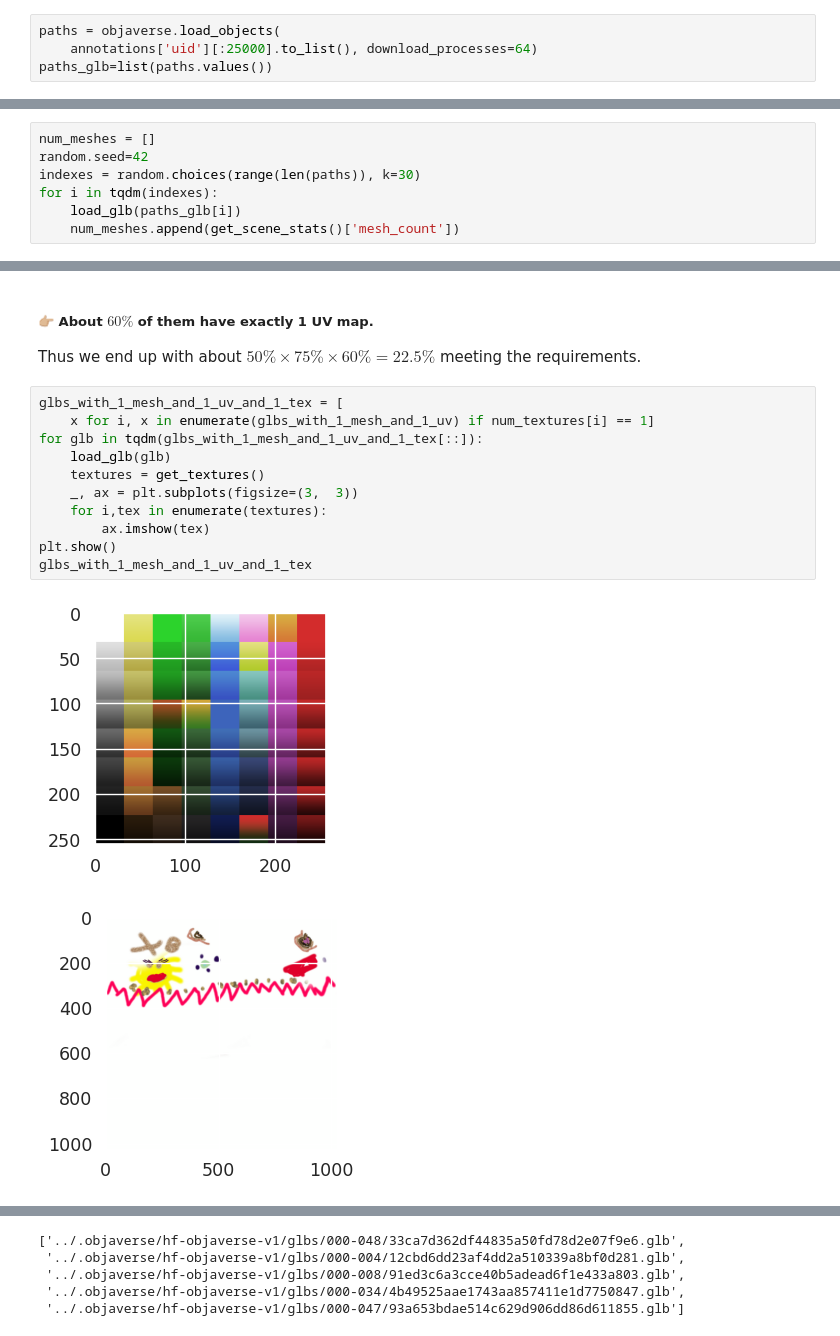
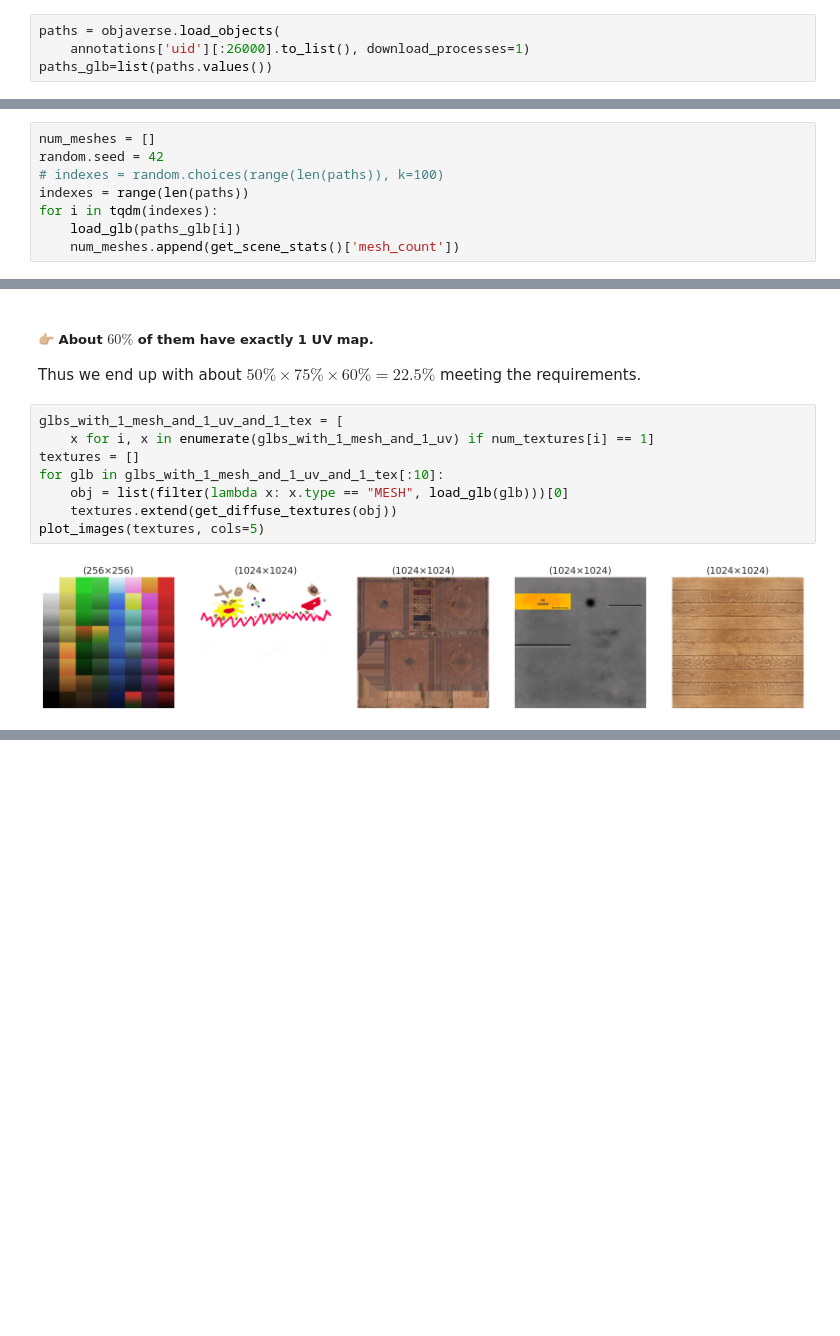
Before and after one commit to MrPio/Texture-Anything, a Jupyter notebook: 2-objects_filtering/2.1-Filter_Textures.ipynb, the cells around one changed output, grey strips where cells are left out. Saved outputs shown, nothing was run; the diff lists cells and outputs as text; blank space fills up the shorter version.

Commit message:
Extract only diffuse textures

```diff
--- a/2-objects_filtering/2.1-Filter_Textures.ipynb
+++ b/2-objects_filtering/2.1-Filter_Textures.ipynb
@@ -34,15 +31,16 @@ annotations = pd.read_parquet('../data/2-annotations_filtered_by_thumbnails.parq
 This gonna take a while...
 # %%
 paths = objaverse.load_objects(
-    annotations['uid'][:25000].to_list(), download_processes=64)
+    annotations['uid'][:26000].to_list(), download_processes=1)
 paths_glb=list(paths.values())
 # %% [markdown]
 ## How many GLB files have 1 Mesh, 1 UV map and 1 diffuse texture?
 Let's check the number of meshes per GLB file first.
 # %%
 num_meshes = []
-random.seed=42
-indexes = random.choices(range(len(paths)), k=30)
+random.seed = 42
+# indexes = random.choices(range(len(paths)), k=100)
+indexes = range(len(paths))
 for i in tqdm(indexes):
     load_glb(paths_glb[i])
     num_meshes.append(get_scene_stats()['mesh_count'])
@@ -94,14 +92,10 @@ Thus we end up with about $50\% \times 75\% \times 60\% = 22.5\%$ meeting the re
 # %%
 glbs_with_1_mesh_and_1_uv_and_1_tex = [
     x for i, x in enumerate(glbs_with_1_mesh_and_1_uv) if num_textures[i] == 1]
-for glb in tqdm(glbs_with_1_mesh_and_1_uv_and_1_tex[::]):
-    load_glb(glb)
-    textures = get_textures()
-    _, ax = plt.subplots(figsize=(3,  3))
-    for i,tex in enumerate(textures):
-        ax.imshow(tex)
-plt.show()
-glbs_with_1_mesh_and_1_uv_and_1_tex
+textures = []
+for glb in glbs_with_1_mesh_and_1_uv_and_1_tex[:10]:
+    obj = list(filter(lambda x: x.type == "MESH", load_glb(glb)))[0]
+    textures.extend(get_diffuse_textures(obj))
+plot_images(textures, cols=5)
 # %% [output]
-[figure, old version]
+[figure, new version]
-[figure, removed]
@@ -111,5 +101,0 @@ glbs_with_1_mesh_and_1_uv_and_1_tex
-['../.objaverse/hf-objaverse-v1/glbs/000-048/33ca7d362df44835a50fd78d2e07f9e6.glb',
- '../.objaverse/hf-objaverse-v1/glbs/000-004/12cbd6dd23af4dd2a510339a8bf0d281.glb',
- '../.objaverse/hf-objaverse-v1/glbs/000-008/91ed3c6a3cce40b5adead6f1e433a803.glb',
- '../.objaverse/hf-objaverse-v1/glbs/000-034/4b49525aae1743aa857411e1d7750847.glb',
- '../.objaverse/hf-objaverse-v1/glbs/000-047/93a653bdae514c629d906dd86d611855.glb']
```
Also changed, not shown: parts of 2 cells of this notebook, 5 other files.
